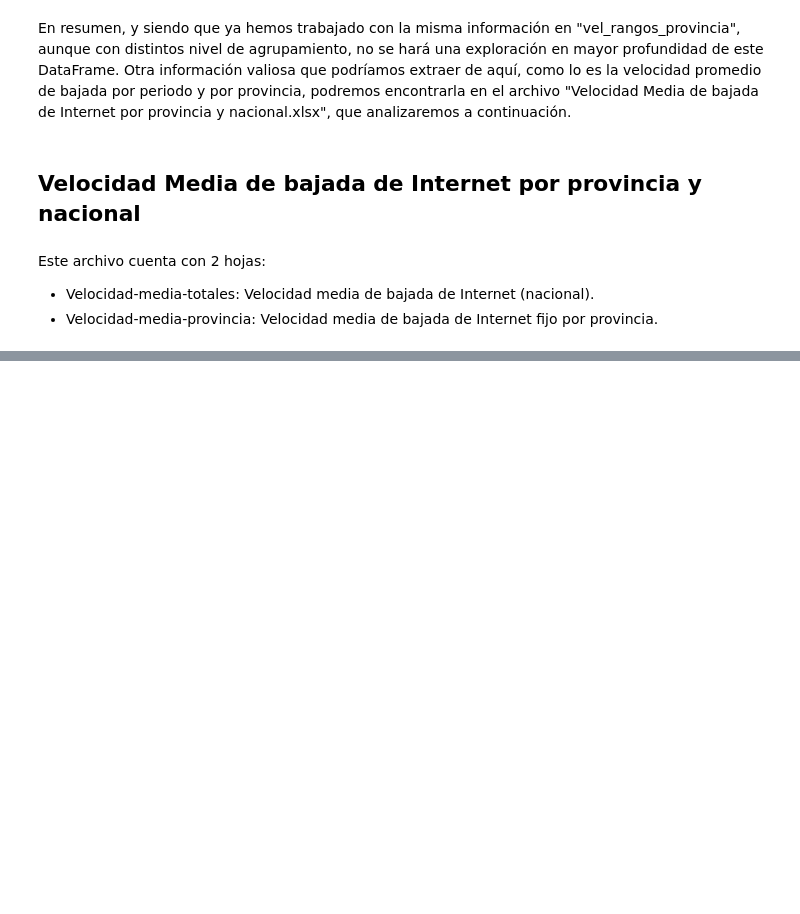
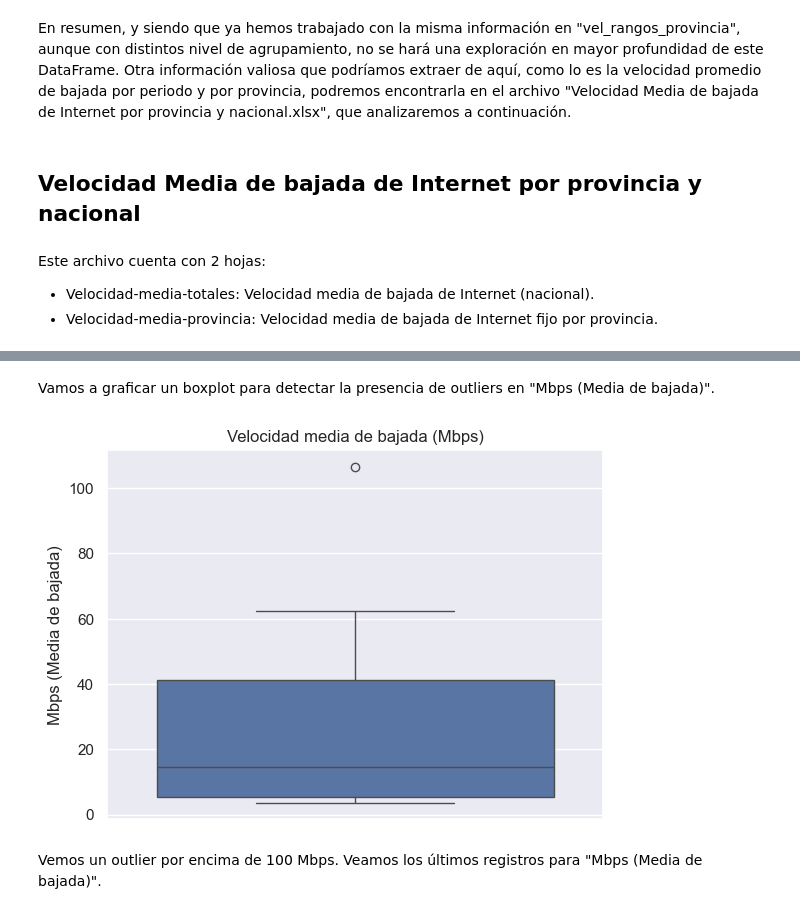
Before and after one commit to dsdrajlin/PI-DA-Telecomunicaciones, a Jupyter notebook: EDA.ipynb, the cells around one changed output, grey strips where cells are left out. Cells and saved outputs as stored; diff of their text form; code cells hidden in the pictures; blank space fills up the shorter version.

```diff
--- a/EDA.ipynb
+++ b/EDA.ipynb
@@ -1218,0 +1221,5 @@ Este archivo cuenta con 2 hojas:
+# %%
+vel_media_totales = pd.read_excel("./Datasets/Velocidad Media de bajada de Internet por provincia y nacional.xlsx",
+                                  sheet_name="Velocidad-media-totales")
+
+vel_media_totales.head()
@@ -1218,0 +1263,11 @@ Este archivo cuenta con 2 hojas:
+# %%
+# Eliminar la columna "Periodo".
+vel_media_totales.drop("Periodo", axis=1, inplace=True)
+
+# Concatenar las columnas "Año" y "Trimestre" en una nueva columna "Año-Trimestre".
+vel_media_totales['Año-Trimestre'] = (
+    vel_media_totales['Año'].astype(str)
+    + '-' + vel_media_totales['Trimestre'].astype(str))
+
+# Visualizar el DataFrame con las modificaciones realizadas.
+vel_media_totales.head()
@@ -1218,0 +1281,10 @@ Este archivo cuenta con 2 hojas:
+# %% [markdown]
+Vamos a graficar un boxplot para detectar la presencia de outliers en "Mbps (Media de bajada)".
+# %%
+# Crear el boxplot.
+sns.boxplot(data=vel_media_totales, y="Mbps (Media de bajada)")
+plt.title("Velocidad media de bajada (Mbps)");
+# %% [output]
+[figure, added]
+# %% [markdown]
+Vemos un outlier por encima de 100 Mbps. Veamos los últimos registros para "Mbps (Media de bajada)".
```
Also changed, not shown: parts of 66 cells of this notebook, 3 other files.
